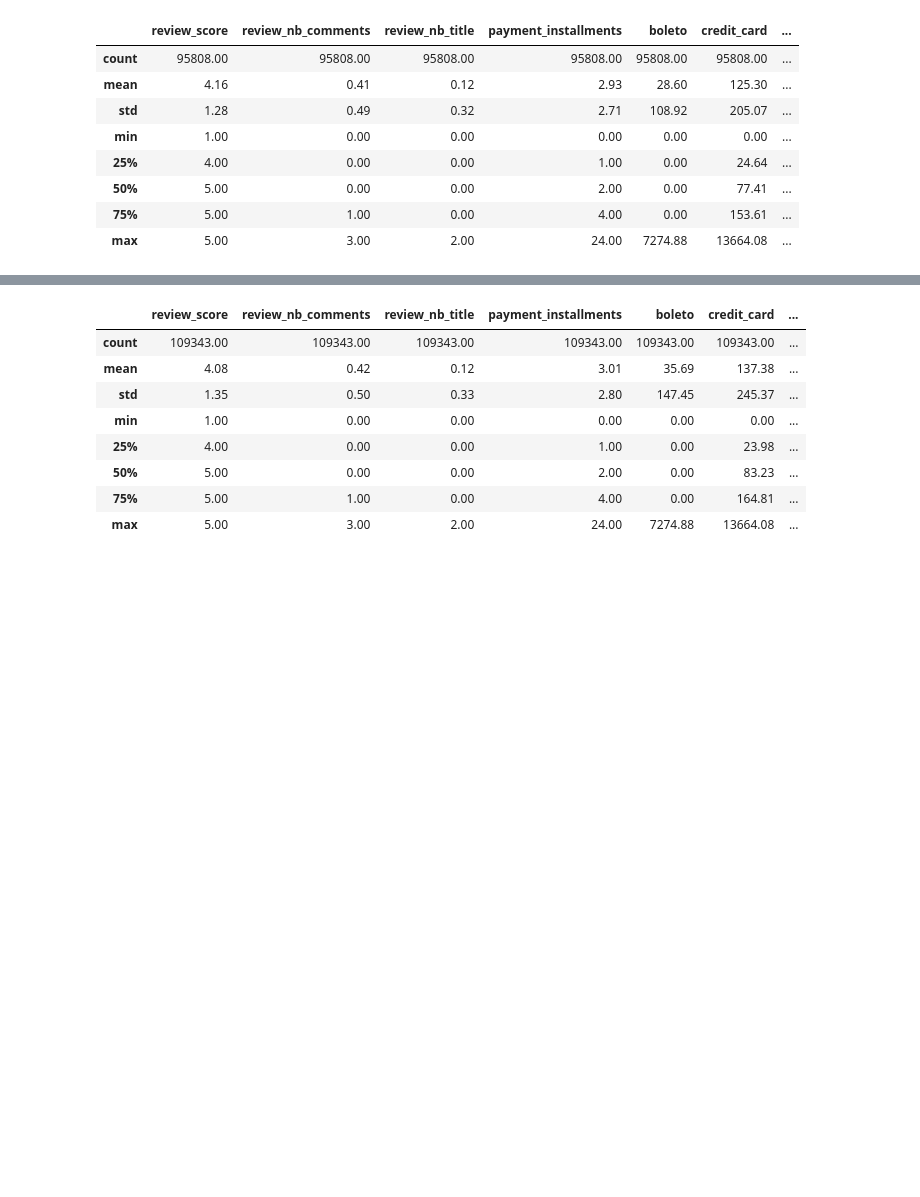
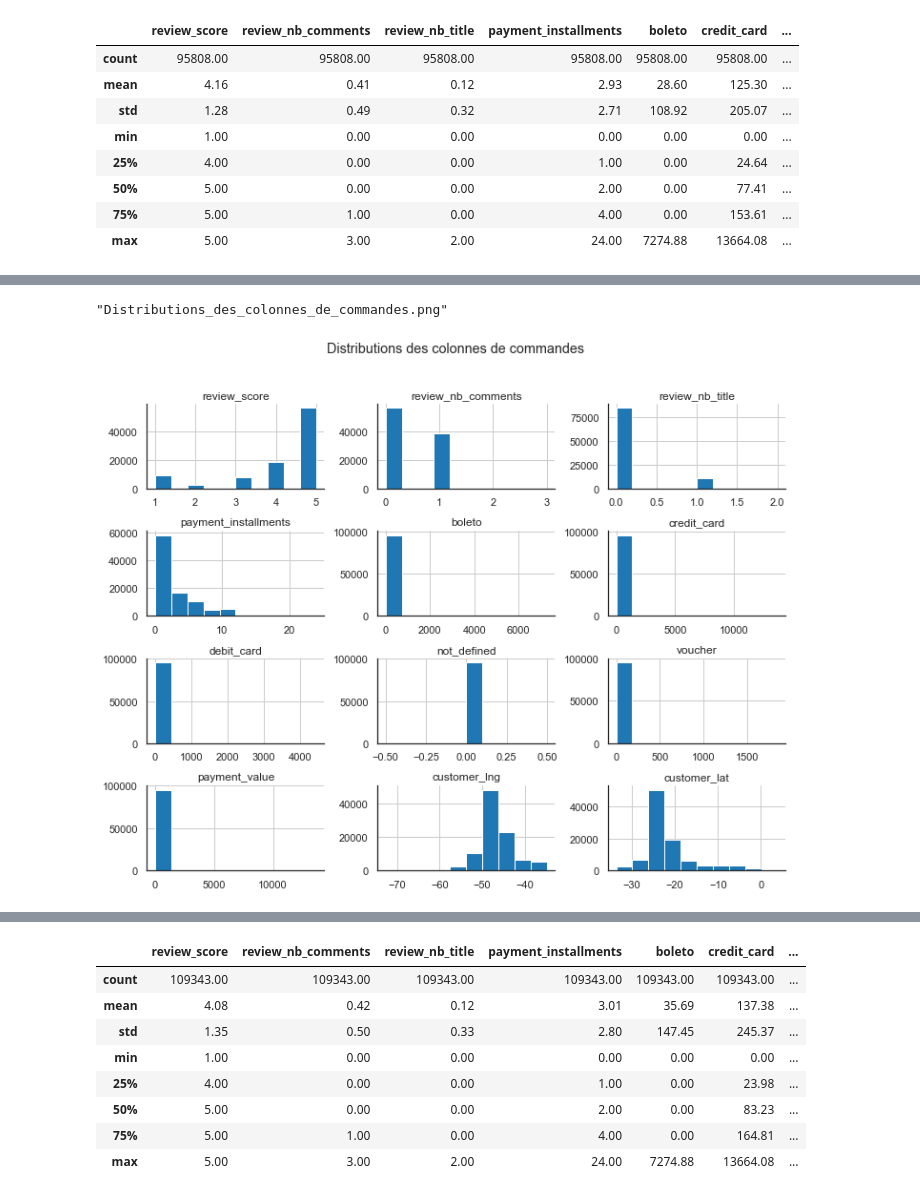
Before and after one commit to mrcreasey/oc-ds-p5-unsupervised-clustering, a Jupyter notebook: P5_01_analyse.ipynb, the cells around one changed output, grey strips where cells are left out. Cells and saved outputs as stored; diff of their text form; code cells hidden in the pictures; blank space fills up the shorter version.

Commit message:
distributions des paiements, latitude, longitude

```diff
--- a/P5_01_analyse.ipynb
+++ b/P5_01_analyse.ipynb
@@ -1324,0 +1394,9 @@ commandes.describe()
+# %%
+commandes.hist(figsize=(12, 9))
+sns.despine()
+plt.subplots_adjust(hspace=0.5)
+plt.suptitle('Distributions des colonnes de commandes')
+to_png()
+# %% [output]
+"Distributions_des_colonnes_de_commandes.png"
+[figure, added]
```
Also changed, not shown: parts of 30 cells of this notebook.
